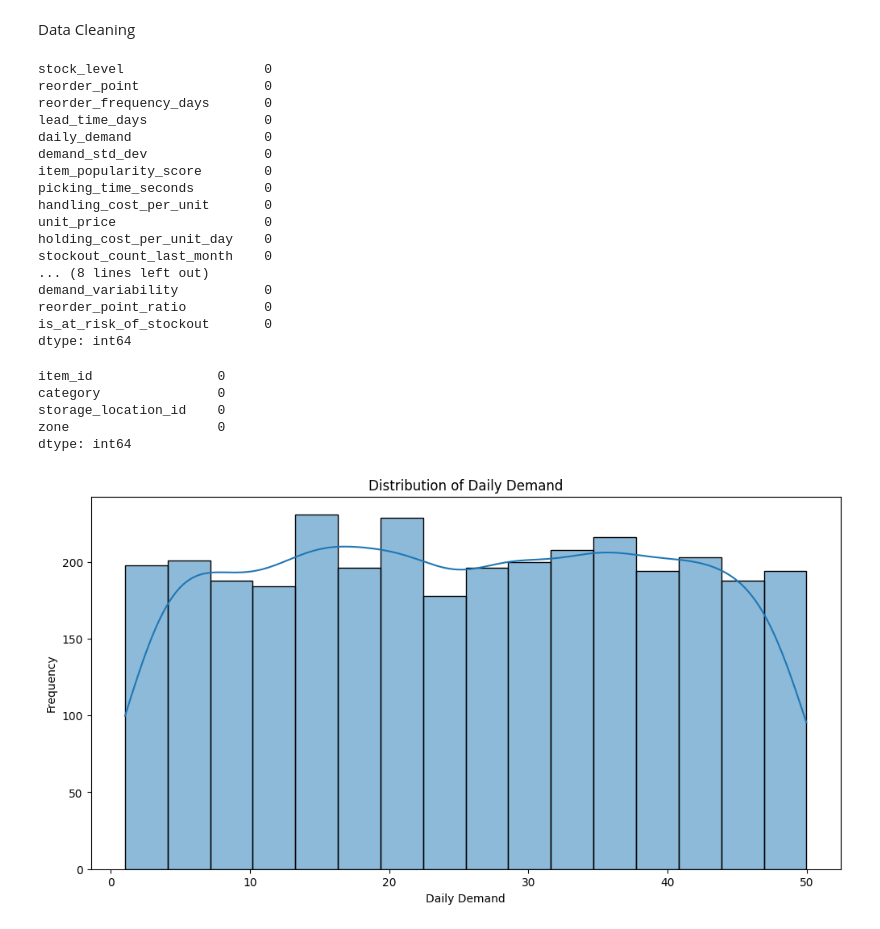
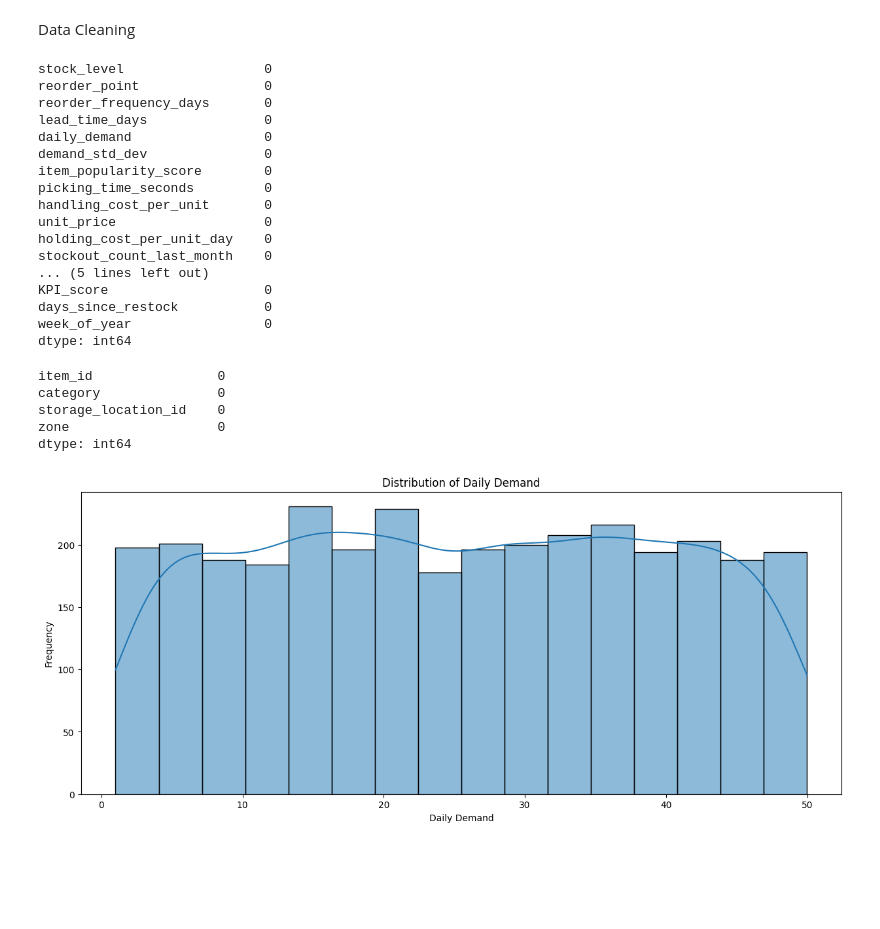
Before and after one commit to VUT-BA-3-2-Project-2025/Team-force, a Jupyter notebook: Teamforce_one_on_one.ipynb, the cells around one changed output. Saved outputs shown, nothing was run; the diff lists cells and outputs as text; code cells hidden in the pictures; blank space fills up the shorter version.

```diff
--- a/Teamforce_one_on_one.ipynb
+++ b/Teamforce_one_on_one.ipynb
@@ -26,0 +16,3 @@ df.head()
+# %%
+df = pd.read_csv("https://raw.githubusercontent.com/VUT-BA-3-2-Project-2025/Team-force/main/logistics_dataset.csv")
+df.head()
@@ -63,12 +63,6 @@ Data Cleaning
 # %%
 # Convert date column from object to datetime type
 df['last_restock_date'] = pd.to_datetime(df['last_restock_date'])
-# %%
-# Feature Engineering
-df['days_since_restock'] = (df['last_restock_date'].max() - df['last_restock_date']).dt.days
-df['month'] = df['last_restock_date'].dt.month
-df['day_of_year'] = df['last_restock_date'].dt.dayofyear
-df['week_of_year'] = df['last_restock_date'].dt.isocalendar().week.astype(int)
 # %%
 #just a safe check, count missing numeric values in each field
 missing_numeric_count = df.select_dtypes(include=['float64', 'int64']).isna().sum()
@@ -88,11 +82,16 @@ handling_cost_per_unit       0
 unit_price                   0
 holding_cost_per_unit_day    0
 stockout_count_last_month    0
-... (8 lines left out)
-demand_variability           0
-reorder_point_ratio          0
-is_at_risk_of_stockout       0
+... (5 lines left out)
+KPI_score                    0
+days_since_restock           0
+week_of_year                 0
 dtype: int64
+# %%
+# Feature Engineering
+df['days_since_restock'] = (datetime.now() - df['last_restock_date']).dt.days
+df['month'] = df['last_restock_date'].dt.month
+df['week_of_year'] = df['last_restock_date'].dt.isocalendar().week.astype(int)
 # %%
 #count missing object (string) fileds
 missing_object_count = df.select_dtypes(include=['object']).isna().sum()
@@ -106,11 +105,11 @@ storage_location_id    0
 zone                   0
 dtype: int64
 # %%
-plt.figure(figsize=(12, 6))
+plt.figure(figsize=(15, 6))
 sns.histplot(df['daily_demand'], kde=True)
 plt.title('Distribution of Daily Demand')
 plt.xlabel('Daily Demand')
 plt.ylabel('Frequency')
 plt.show()
 # %% [output]
-[figure, old version]
+[figure, new version]
```
Also changed, not shown: parts of 30 cells of this notebook.
